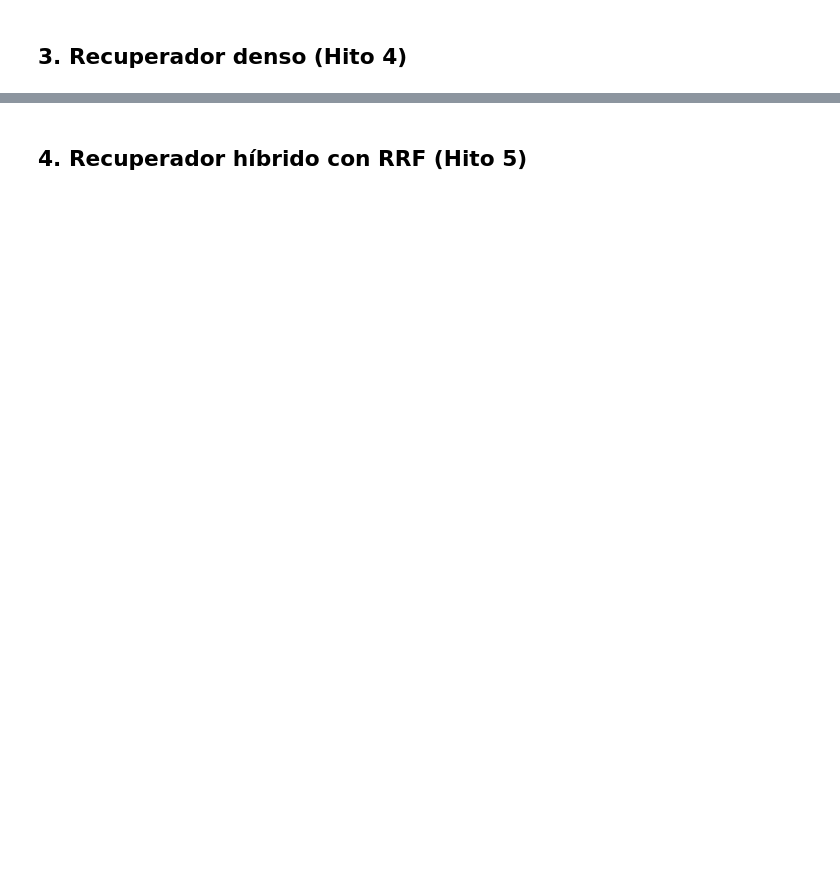
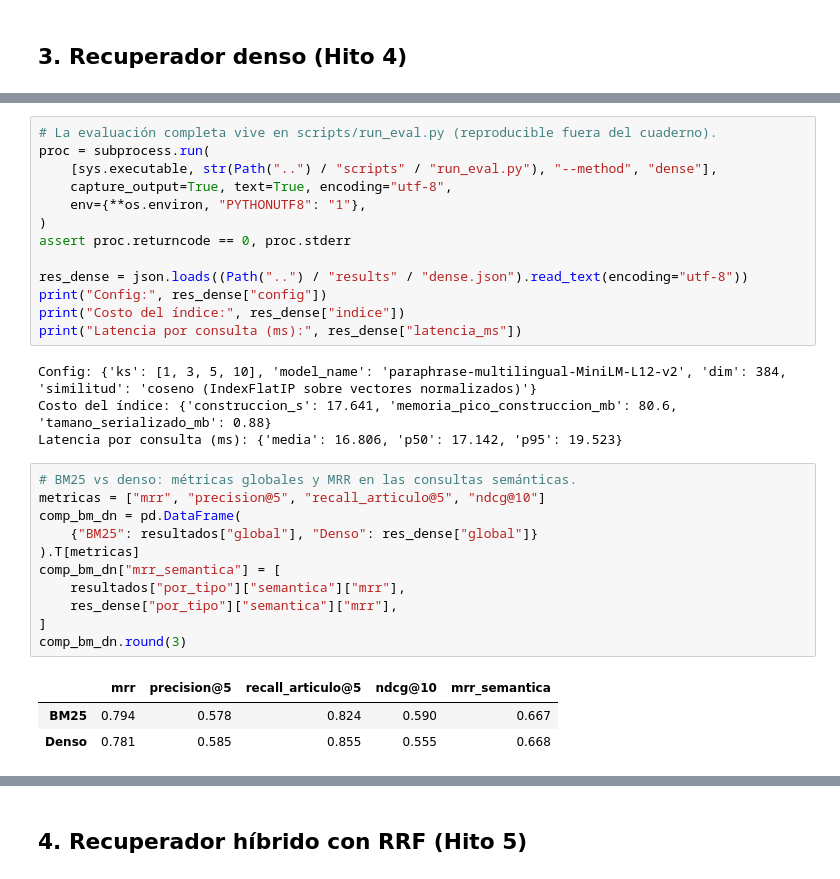
Before and after one commit to LuisBacaSandoval/rag-retrieval, a Jupyter notebook: notebooks/proyecto5_rag.ipynb, the cells around one changed output, grey strips where cells are left out. Cells and saved outputs as stored; diff of their text form; blank space fills up the shorter version.

Commit message:
Amplía el cuaderno técnico con el análisis de recuperación densa e híbrida

```diff
--- a/notebooks/proyecto5_rag.ipynb
+++ b/notebooks/proyecto5_rag.ipynb
@@ -329,0 +358,32 @@ Top 5 recuperado:
+# %%
+# La evaluación completa vive en scripts/run_eval.py (reproducible fuera del cuaderno).
+proc = subprocess.run(
+    [sys.executable, str(Path("..") / "scripts" / "run_eval.py"), "--method", "dense"],
+    capture_output=True, text=True, encoding="utf-8",
+    env={**os.environ, "PYTHONUTF8": "1"},
+)
+assert proc.returncode == 0, proc.stderr
+
+res_dense = json.loads((Path("..") / "results" / "dense.json").read_text(encoding="utf-8"))
+print("Config:", res_dense["config"])
+print("Costo del índice:", res_dense["indice"])
+print("Latencia por consulta (ms):", res_dense["latencia_ms"])
+# %% [output]
+Config: {'ks': [1, 3, 5, 10], 'model_name': 'paraphrase-multilingual-MiniLM-L12-v2', 'dim': 384, 'similitud': 'coseno (IndexFlatIP sobre vectores normalizados)'}
+Costo del índice: {'construccion_s': 17.641, 'memoria_pico_construccion_mb': 80.6, 'tamano_serializado_mb': 0.88}
+Latencia por consulta (ms): {'media': 16.806, 'p50': 17.142, 'p95': 19.523}
+# %%
+# BM25 vs denso: métricas globales y MRR en las consultas semánticas.
+metricas = ["mrr", "precision@5", "recall_articulo@5", "ndcg@10"]
+comp_bm_dn = pd.DataFrame(
+    {"BM25": resultados["global"], "Denso": res_dense["global"]}
+).T[metricas]
+comp_bm_dn["mrr_semantica"] = [
+    resultados["por_tipo"]["semantica"]["mrr"],
+    res_dense["por_tipo"]["semantica"]["mrr"],
+]
+comp_bm_dn.round(3)
+# %% [output]
+|  | mrr | precision@5 | recall_articulo@5 | ndcg@10 | mrr_semantica |
+| BM25 | 0.794 | 0.578 | 0.824 | 0.590 | 0.667 |
+| Denso | 0.781 | 0.585 | 0.855 | 0.555 | 0.668 |
```
Also changed, not shown: parts of 14 cells of this notebook, 7 other files.
